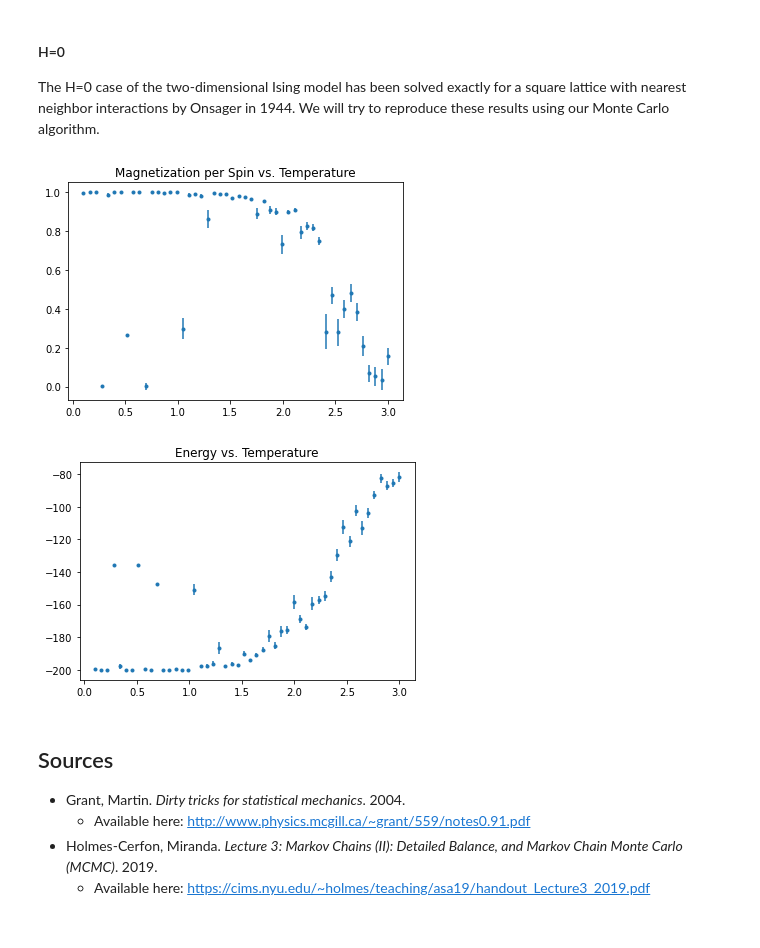
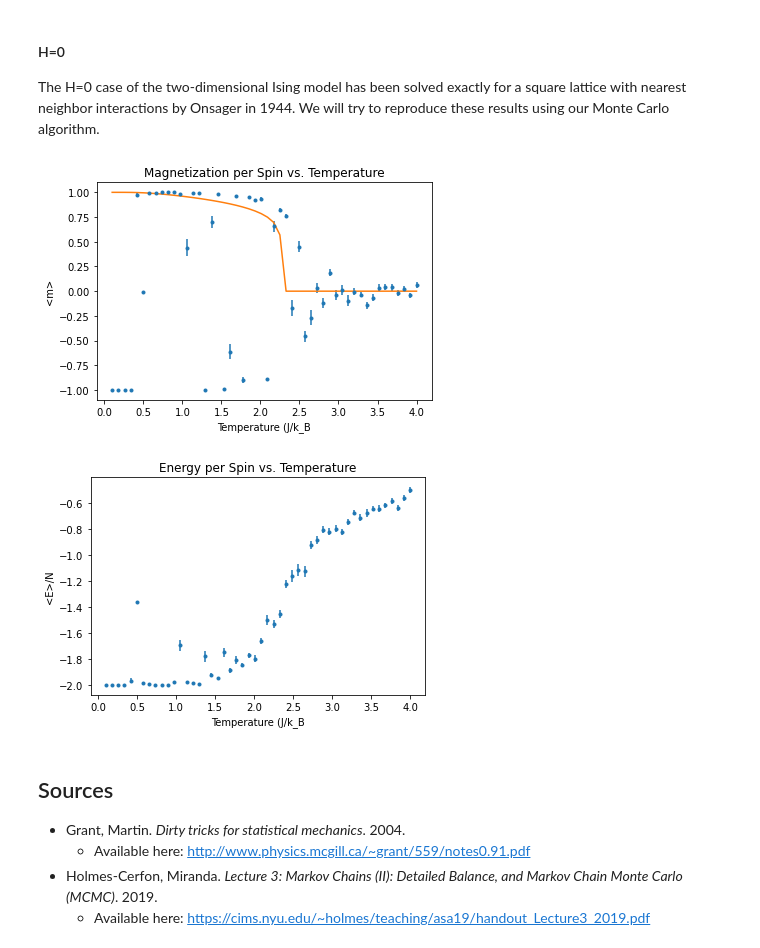
Before and after one commit to WillPugs/ising-model, a Jupyter notebook: ising_2d.ipynb, the cells around one changed output. Saved outputs shown, nothing was run; the diff lists cells and outputs as text; code cells hidden in the pictures.

Commit message:
Fixed 1D energies, expanded on 2D simulation for H=0

```diff
--- a/ising_2d.ipynb
+++ b/ising_2d.ipynb
@@ -298,6 +310,7 @@ def full_sim_2d(rows, cols, num_points, num_sim, temperatures, H=0, output="mag"
     elif output == "energy":
         energies = [] #<m> of our simulations at various temperatues
         energies_unc = [] #uncertainties in <m>
+        size = rows*cols
 
         for T in temperatures:
             e_at_t = []
@@ -306,7 +319,7 @@ def full_sim_2d(rows, cols, num_points, num_sim, temperatures, H=0, output="mag"
                 cycle_2d(grid, T, H)
             for j in range(num_points):
                 cycle_2d(grid, T, H)
-                e_at_t.append(energy_2d(grid))
+                e_at_t.append(energy_2d(grid)/size)
             energies.append(mean(m_at_t))
             energies_unc.append(standard_error(m_at_t))
         return energies, energies_unc
@@ -315,6 +328,7 @@ def full_sim_2d(rows, cols, num_points, num_sim, temperatures, H=0, output="mag"
         energies_unc = [] #uncertainties in <m>
         magnetizations = [] #<m> of our simulations at various temperatues
         magnetizations_unc = [] #uncertainties in <m>
+        size = rows*cols
 
         for T in temperatures:
             e_at_t = []
@@ -324,7 +338,7 @@ def full_sim_2d(rows, cols, num_points, num_sim, temperatures, H=0, output="mag"
                 cycle_2d(grid, T, H)
             for j in range(num_points):
                 cycle_2d(grid, T, H)
-                e_at_t.append(energy_2d(grid))
+                e_at_t.append(energy_2d(grid)/size)
                 m_at_t.append(mag_per_spin_2d(grid))
             energies.append(mean(e_at_t))
             energies_unc.append(standard_error(e_at_t))
@@ -342,29 +356,47 @@ The H=0 case of the two-dimensional Ising model has been solved exactly for a sq
 N = 10
 num_points = 50
 num_sim = 3
-temperatures_h_0 = np.linspace(0.1, 3, 50) #the range of temperatures over which we will run our simulation
+temperatures_h_0 = np.linspace(0.1, 4, 50) #the range of temperatures over which we will run our simulation
 
 energies, energies_unc, magnetizations, magnetizations_unc = full_sim_2d(N, N, num_points, num_sim, temperatures_h_0, 0, "both") #run the simulation
+# %%
+T_C_H0_expected = 2/log(1+sqrt(2)) #expected value of the critical temperature at H=0
+
+def expected_m_h_0(temp, TC, beta):
+    """ (float, float, float) -> (float)
+    Returns the expected value of the magnetization per spin for the two-dimensional Ising model at H=0.
+    """
+    if temp < TC:
+        return (1-1/sinh(2/temp))**beta
+    if temp >= TC:
+        return 0
 # %%
 plt.figure()
 
 #magnetizations_abs = [abs(x) for x in magnetizations]
 
 plt.errorbar(x=temperatures_h_0, y=magnetizations, yerr=magnetizations_unc, marker='.', ls='', label='Simulation')
 
+exp_m_h0 = [expected_m_h_0(T, T_C_H0_expected, 1/8) for T in temperatures_h_0]
+plt.plot(temperatures_h_0, exp_m_h0, label="Expected")
+
 plt.title("Magnetization per Spin vs. Temperature")
+plt.xlabel("Temperature (J/k_B)")
+plt.ylabel("<m>")
 plt.show()
 # %% [output]
-[figure, old version]
+[figure, new version]
 # %%
 plt.figure()
 
 plt.errorbar(x=temperatures_h_0, y=energies, yerr=energies_unc, marker='.', ls='', label='Simulation')
 
-plt.title("Energy vs. Temperature")
+plt.title("Energy per Spin vs. Temperature")
+plt.xlabel("Temperature (J/k_B)")
+plt.ylabel("<E>/N")
 plt.show()
 # %% [output]
-[figure, old version]
+[figure, new version]
 # %% [markdown]
 <h2>Sources</h2>
 
```
Also changed, not shown: parts of 1 cell of this notebook, 1 other file.
